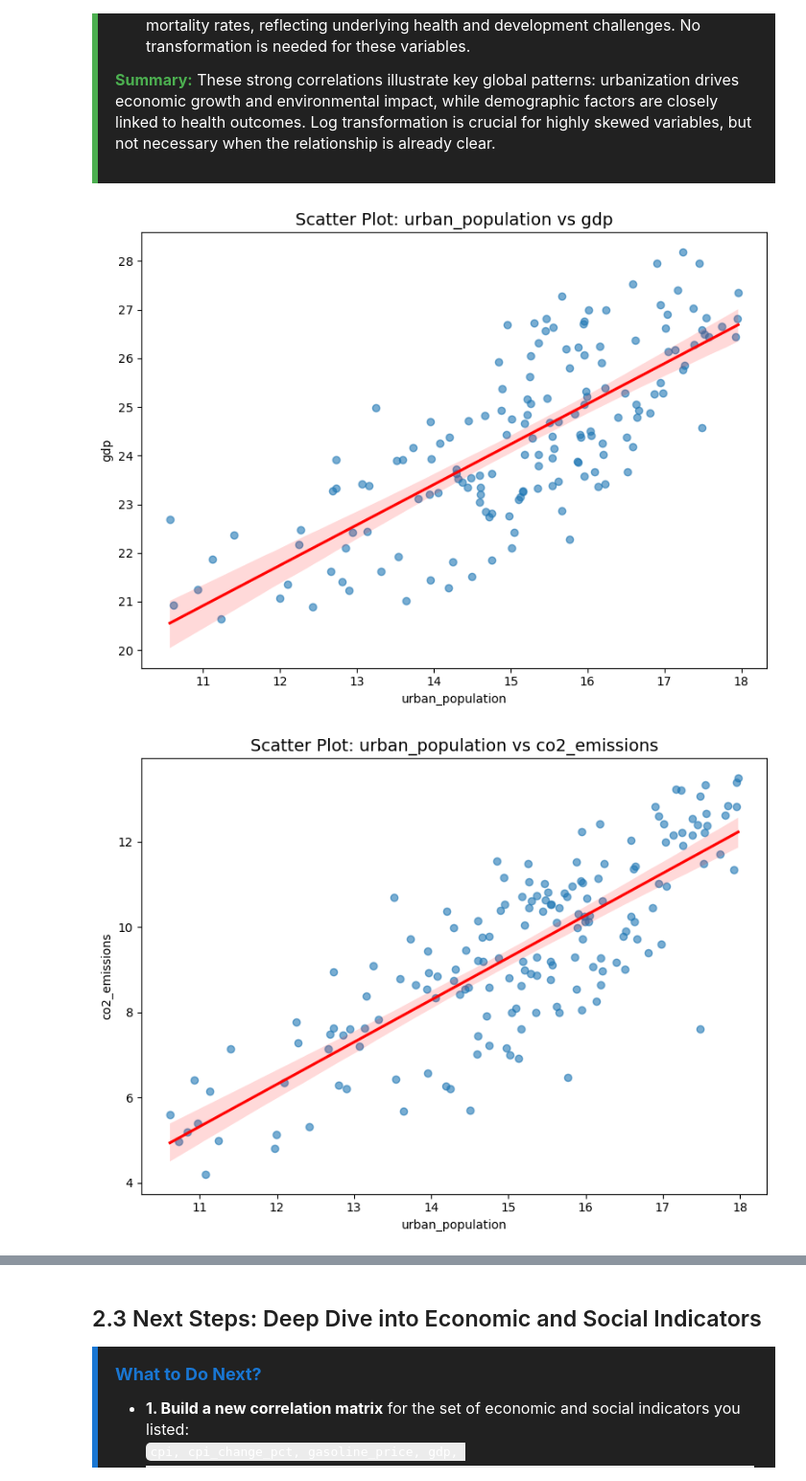
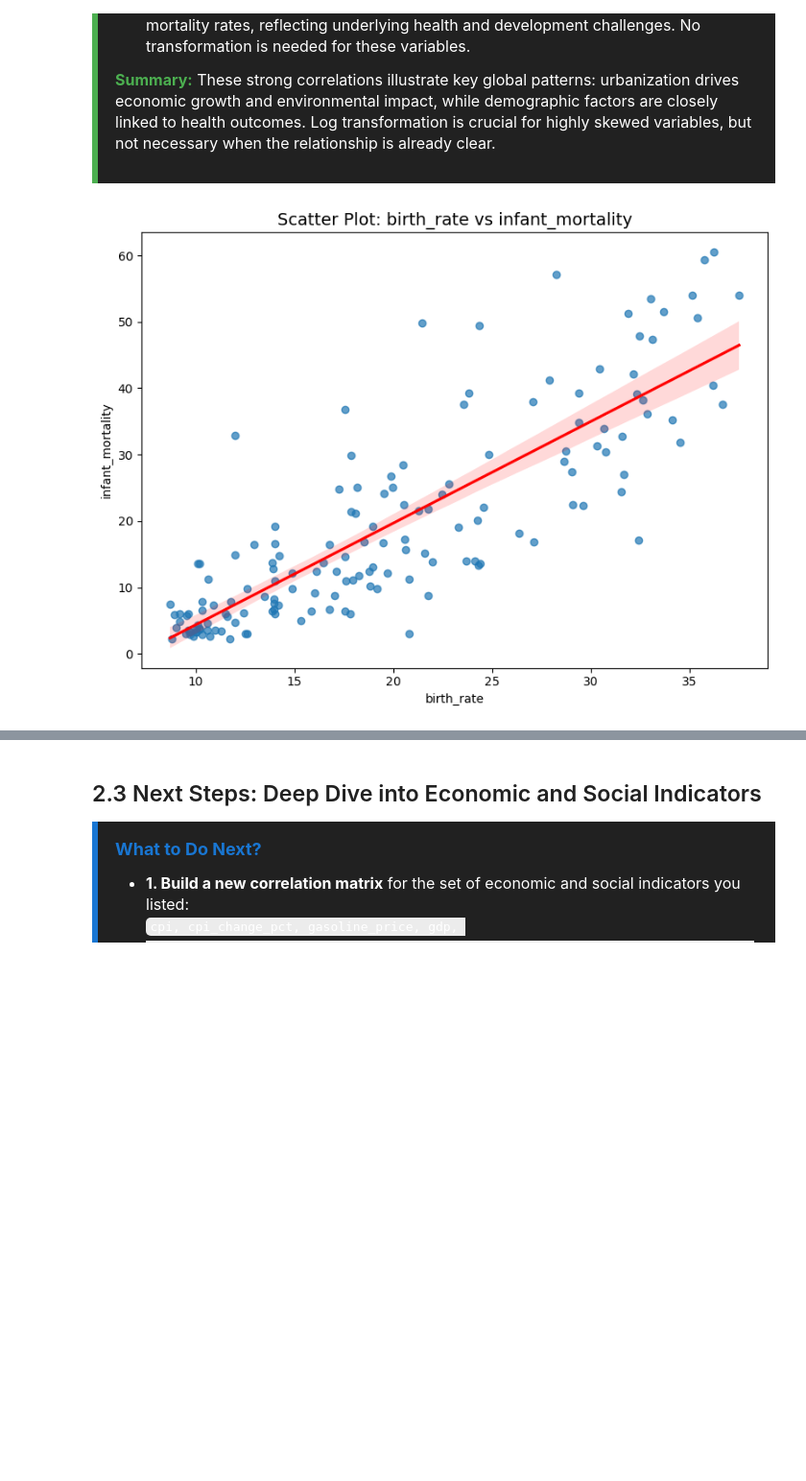
Before and after one commit to ivan-zamurenko/Global-Country-Information-Dataset-2023, a Jupyter notebook: notebooks/feature_engineering/feature_engineering.ipynb, the cells around one changed output, grey strips where cells are left out. Shown at 96% size. Drawn from its saved outputs; the diff is of its cells as text; code cells hidden in the pictures; blank space fills up the shorter version.

```diff
--- a/notebooks/feature_engineering/feature_engineering.ipynb
+++ b/notebooks/feature_engineering/feature_engineering.ipynb
@@ -208,30 +205,27 @@ for x_col, y_col in weak_corr_pairs:
 # %%
 # Scatter plots for strong correlations
 strong_corr_pairs = [
-    ('urban_population', 'gdp'),
-    ('urban_population', 'co2_emissions'),
     ('birth_rate', 'infant_mortality')
 ]
 
 # Build scatter plots
 for x_col, y_col in strong_corr_pairs:
     plt.figure(figsize=(8,6))
     if x_col =='urban_population' and y_col == 'gdp':
         log_urban = np.log1p(df['urban_population'])
         log_gdp = np.log1p(df['gdp'])
         sns.regplot(x=log_urban, y=log_gdp, scatter_kws={'alpha':0.6}, line_kws={'color':'red'})
     elif x_col =='urban_population' and y_col == 'co2_emissions':
         log_urban = np.log1p(df['urban_population'])
         log_co2 = np.log1p(df['co2_emissions'])
         sns.regplot(x=log_urban, y=log_co2, scatter_kws={'alpha':0.6}, line_kws={'color':'red'})
     else:
         sns.regplot(data=df, x=x_col, y=y_col, scatter_kws={'alpha':0.7}, line_kws={'color':'red'})
     plt.title(f'Scatter Plot: {x_col} vs {y_col}', fontsize=14)
     plt.xlabel(x_col)
     plt.ylabel(y_col)
     plt.tight_layout()
     plt.savefig(PLOT_PATH + f'scatter_{x_col}_vs_{y_col}.png', dpi=300)
     plt.show()
 # %% [output]
-[figure, old version]
+[figure, new version]
-[figure, removed]
```
Also changed, not shown: parts of 18 cells of this notebook, 57 other files.
